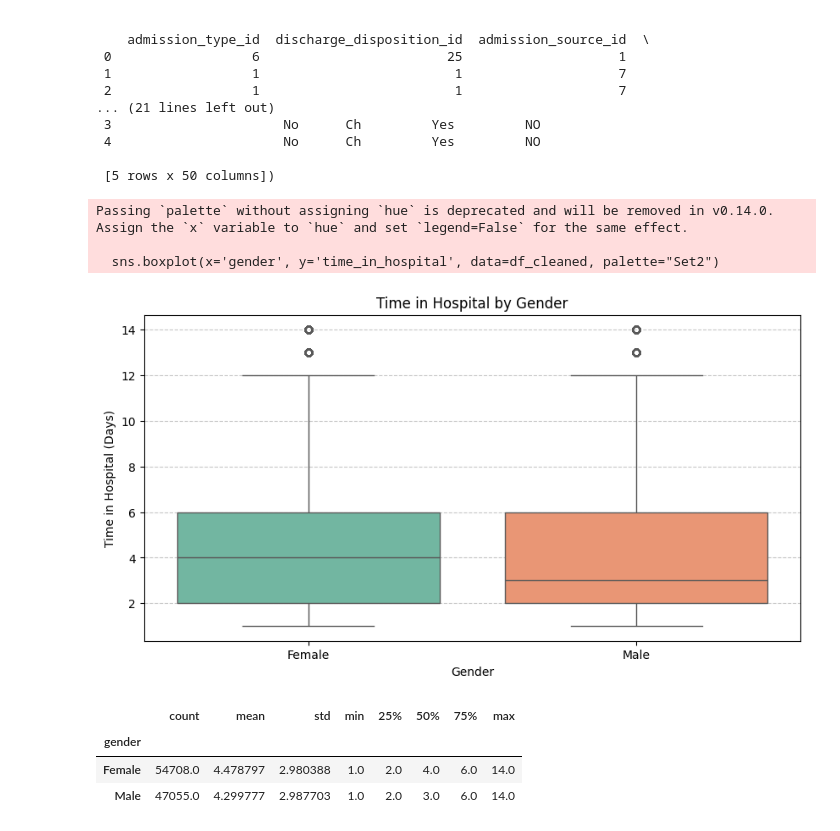
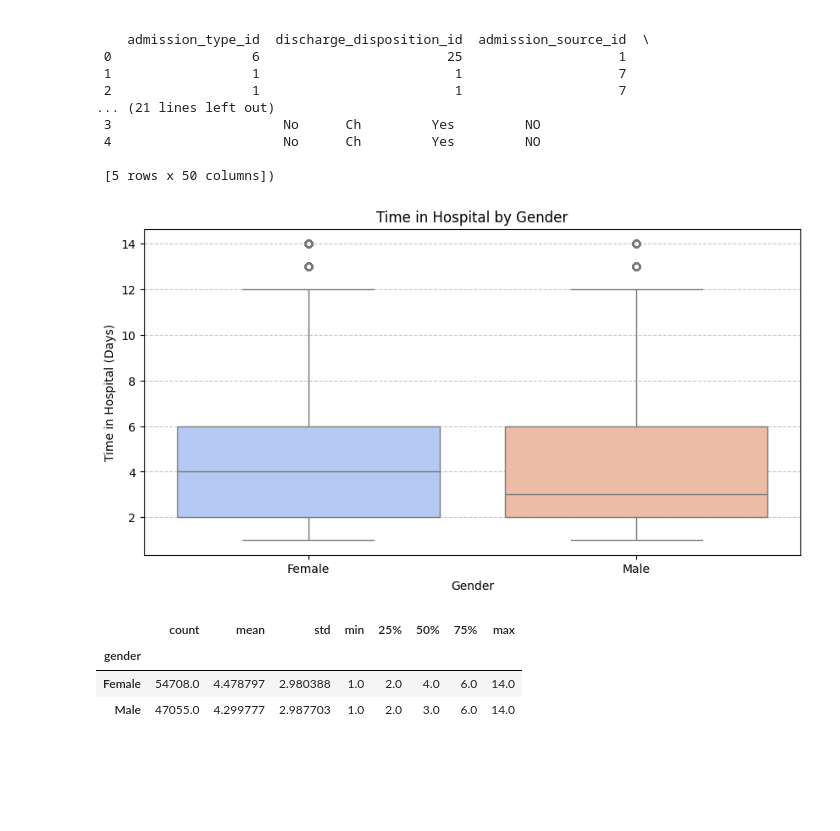
Before and after one commit to ibarcomb/LGA-Course, a Jupyter notebook: Diabetes.ipynb, the cells around one changed output. Drawn from its saved outputs; the diff is of its cells as text; code cells hidden in the pictures; blank space fills up the shorter version.

```diff
--- a/Diabetes.ipynb
+++ b/Diabetes.ipynb
@@ -45,30 +45,27 @@ memory usage: 38.8+ MB
 # %%
 import matplotlib.pyplot as plt
 import seaborn as sns
 
 #Cleaning: Ensure valid gender entries.
 df_cleaned = df[df['gender'].isin(['Male', 'Female'])]
 
 #Descriptive statistics.
 stats = df_cleaned.groupby('gender')['time_in_hospital'].describe()
 
 #Visualization: Distribution of hospital stay by gender.
 plt.figure(figsize=(10,5))
-sns.boxplot(x='gender', y='time_in_hospital', data=df_cleaned, palette="Set2")
+sns.boxplot(x='gender', y='time_in_hospital', data=df_cleaned, hue="gender", palette="coolwarm", legend=False)
 plt.title('Time in Hospital by Gender')
 plt.xlabel('Gender')
 plt.ylabel('Time in Hospital (Days)')
 plt.grid(axis='y', linestyle='--', alpha=0.7)
 plt.show()
 
 stats
 
 #Summary: Gender appears to have a minor impact on hospital stay duration for diabetic patients.
 # %% [output]
-Passing `palette` without assigning `hue` is deprecated and will be removed in v0.14.0. Assign the `x` variable to `hue` and set `legend=False` for the same effect.
-
-  sns.boxplot(x='gender', y='time_in_hospital', data=df_cleaned, palette="Set2")
-[figure, old version]
+[figure, new version]
 |  | count | mean | std | min | 25% | 50% | 75% | max |
 | gender |  |  |  |  |  |  |  |  |
 | Female | 54708.0 | 4.478797 | 2.980388 | 1.0 | 2.0 | 4.0 | 6.0 | 14.0 |
```
Also changed, not shown: parts of 1 cell of this notebook.
